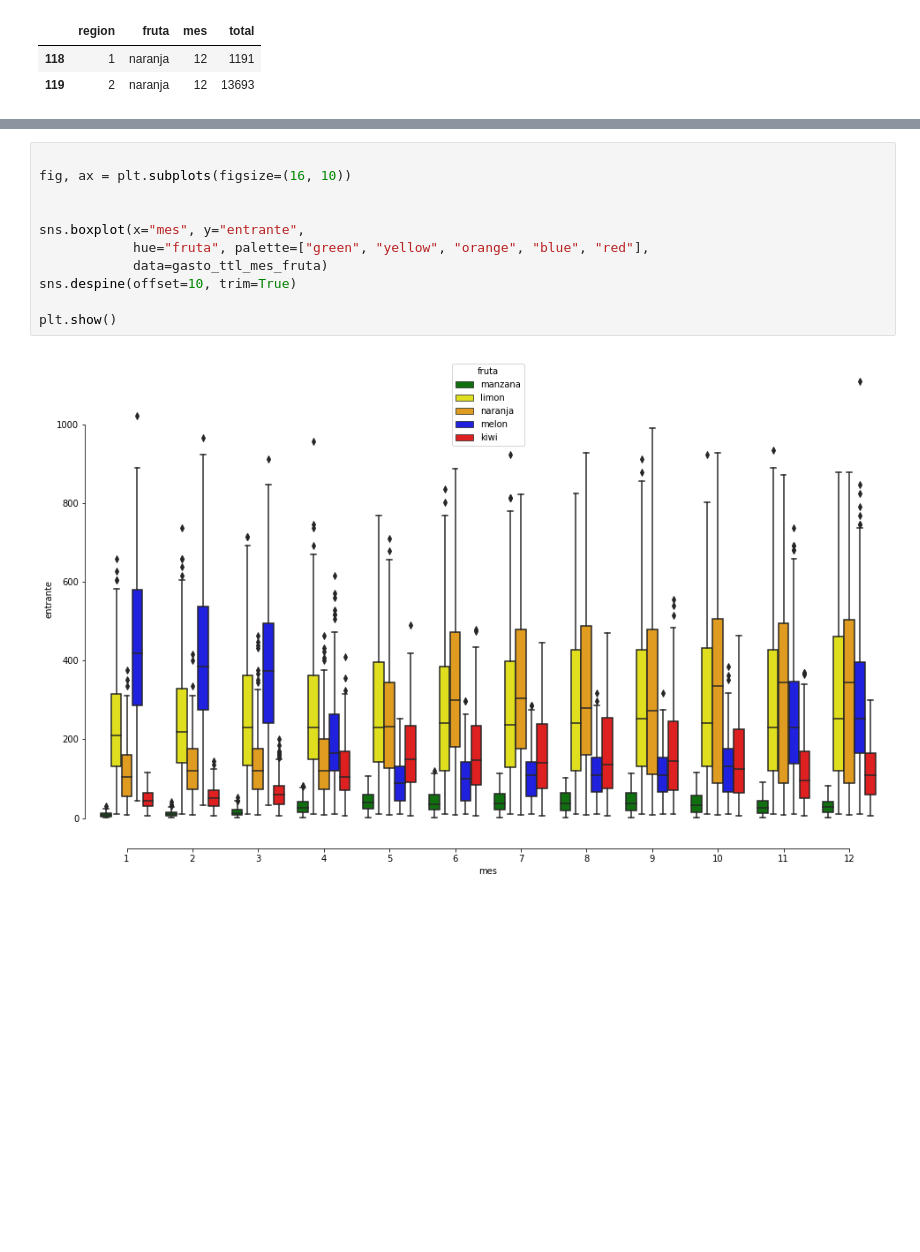
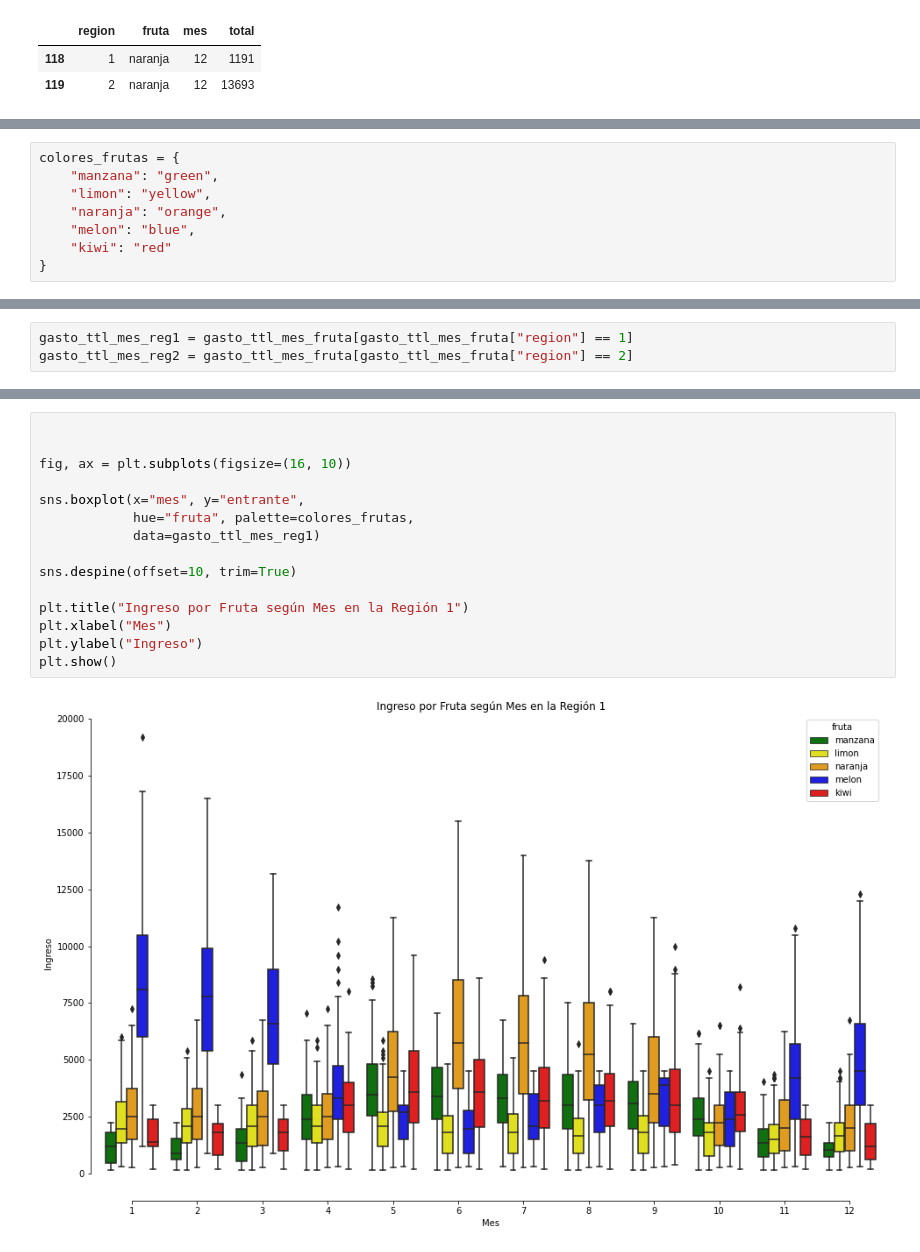
Before and after one commit to Benjaminsantander/datos_masivos, a Jupyter notebook: Tarea 1/Graficas.ipynb, the cells around one changed output, grey strips where cells are left out. Saved outputs shown, nothing was run; the diff lists cells and outputs as text; blank space fills up the shorter version.

```diff
--- a/Tarea 1/Graficas.ipynb
+++ b/Tarea 1/Graficas.ipynb
@@ -16,0 +21,8 @@ cantidades_mes[(cantidades_mes["fruta"] == "naranja") & (cantidades_mes["mes"] =
+# %%
+colores_frutas = {
+    "manzana": "green",
+    "limon": "yellow",
+    "naranja": "orange",
+    "melon": "blue",
+    "kiwi": "red"
+}
@@ -83,4 +158,7 @@ gasto_ttl_mes
 4370 rows × 4 columns
+# %%
+gasto_ttl_mes_reg1 = gasto_ttl_mes_fruta[gasto_ttl_mes_fruta["region"] == 1]
+gasto_ttl_mes_reg2 = gasto_ttl_mes_fruta[gasto_ttl_mes_fruta["region"] == 2]
 # %%
 
 fig, ax = plt.subplots(figsize=(16, 10))
@@ -97,13 +195,17 @@ plt.show()
 # %%
+
 
 fig, ax = plt.subplots(figsize=(16, 10))
 
+sns.boxplot(x="mes", y="entrante",
+            hue="fruta", palette=colores_frutas,
+            data=gasto_ttl_mes_reg1)
 
-sns.boxplot(x="mes", y="entrante",
-            hue="fruta", palette=["green", "yellow", "orange", "blue", "red"],
-            data=gasto_ttl_mes_fruta)
 sns.despine(offset=10, trim=True)
 
+plt.title("Ingreso por Fruta según Mes en la Región 1")
+plt.xlabel("Mes")
+plt.ylabel("Ingreso")
 plt.show()
 # %% [output]
-[figure, old version]
+[figure, new version]
```
Also changed, not shown: parts of 23 cells of this notebook.
